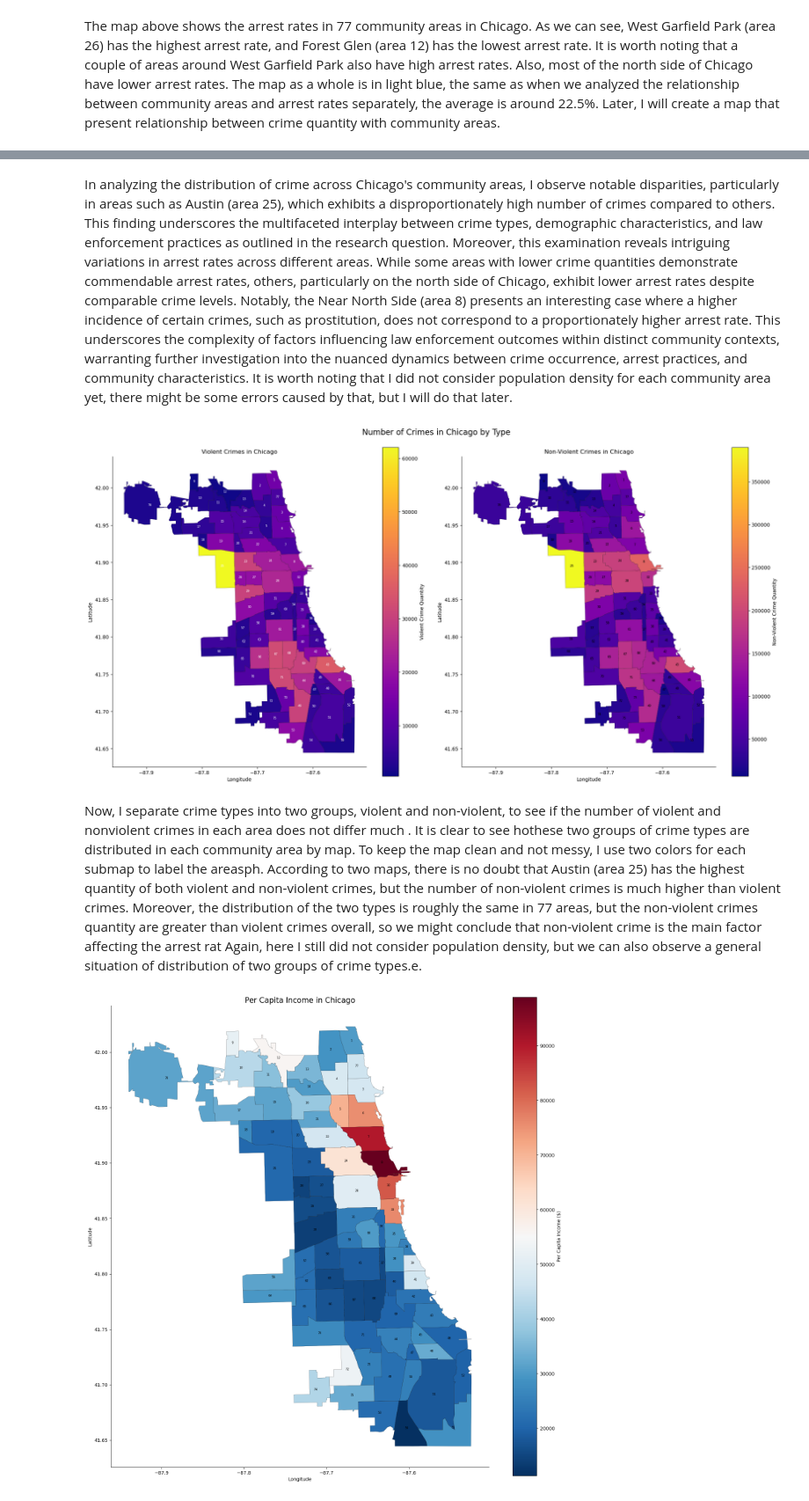
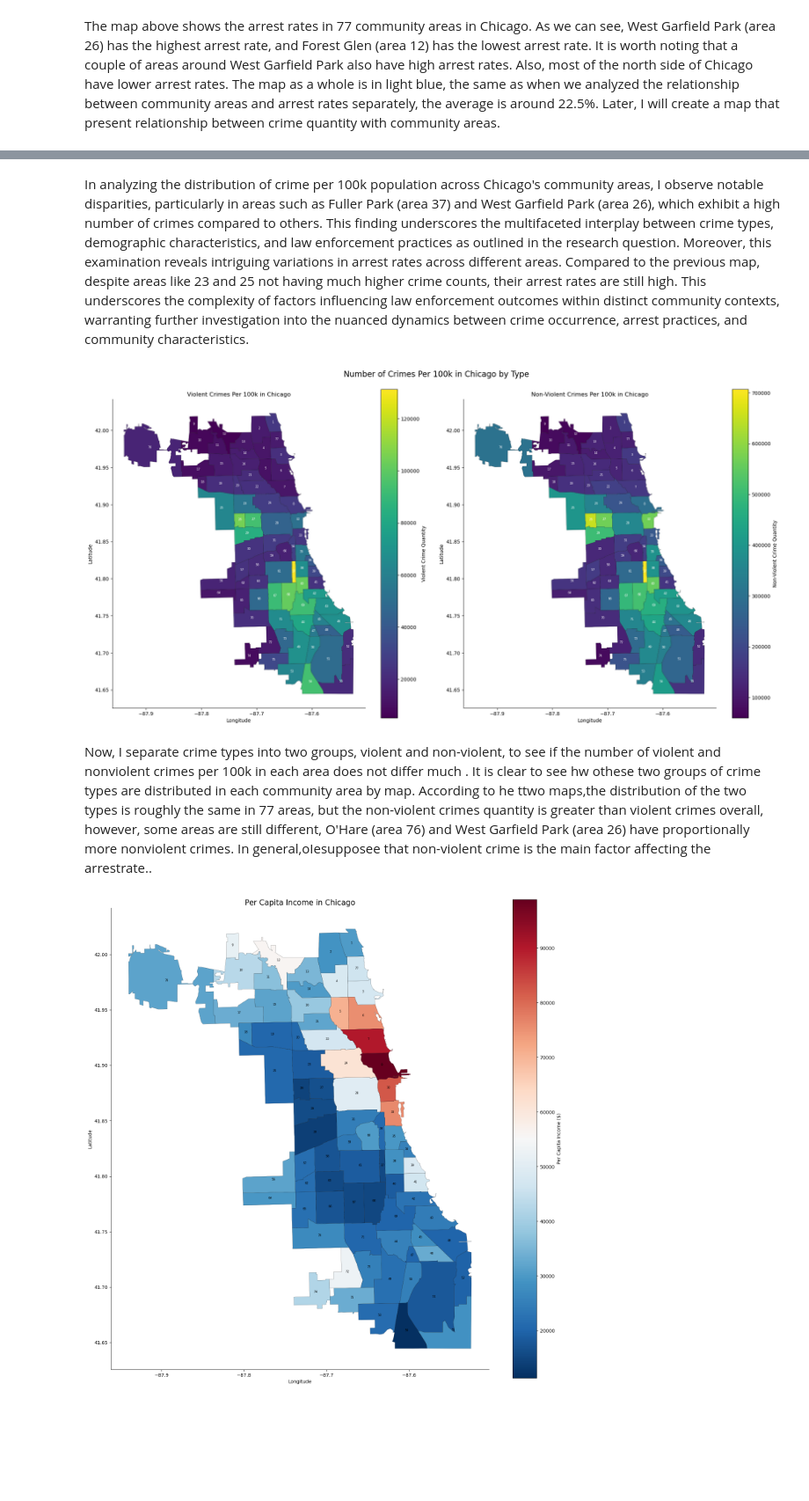
Before and after one commit to XingyuWang06/ECO225Project, a Jupyter notebook: Project3.ipynb, the cells around one changed output, grey strips where cells are left out. Shown at 88% size. Saved outputs shown, nothing was run; the diff lists cells and outputs as text; code cells hidden in the pictures; blank space fills up the shorter version.

Commit message:
Change P2
Change P2 maps. convert them into per 100k

```diff
--- a/Project3.ipynb
+++ b/Project3.ipynb
@@ -499,3 +501,12 @@ merge = pd.merge(chicago_crime_clean, per_capita_income, left_on='Community Area
 merge['Per Capita Income'] = (merge['PCI_2018-2022'] + merge['PCI_2014-2018'] +
                               merge['PCI_2010-2014'] + merge['PCI_2006-2010'])/4
 merge = merge.drop(['GEOID','Date','PCI_2018-2022','PCI_2010-2014','PCI_2014-2018','PCI_2006-2010'],axis=1)
+# %%
+relative_path4 = os.path.join('..', 'Data', 'Chicago_population.csv')
+abs_path4 = os.path.abspath(relative_path4)
+
+# Read the CSV file
+pop_community_area = pd.read_csv(abs_path4)
+# %%
+pop_community_area_clean = pop_community_area[['Community Area', 'population']]
+pop_community_area_clean.isnull().any(axis=0)
@@ -530,4 +545,10 @@ plt.show()
 [figure]
 # %% [markdown]
 The map above shows the arrest rates in 77 community areas in Chicago. As we can see, West Garfield Park (area 26) has the highest arrest rate, and Forest Glen (area 12) has the lowest arrest rate. It is worth noting that a couple of areas around West Garfield Park also have high arrest rates. Also, most of the north side of Chicago have lower arrest rates. The map as a whole is in light blue, the same as when we analyzed the relationship between community areas and arrest rates separately, the average is around 22.5%. Later, I will create a map that present relationship between crime quantity with community areas.
+# %%
+crime_area_counts = chicago_crime_clean['Community Area'].value_counts()
+crime_pop_merged = pd.merge(crime_area_counts, pop_community_area_clean, left_index=True, right_on='Community Area')
+crime_pop_merged['crime_per_100k'] = (crime_pop_merged['count'] / crime_pop_merged['population']) * 100000
+
+merged_df2 = chicago_shape.merge(crime_pop_merged, left_on="area_numbe", right_on='Community Area')
 # %%
@@ -553,5 +572,5 @@ plt.show()
 # %% [markdown]
-In analyzing the distribution of crime across Chicago's community areas, I observe notable disparities, particularly in areas such as Austin (area 25), which exhibits a disproportionately high number of crimes compared to others. This finding underscores the multifaceted interplay between crime types, demographic characteristics, and law enforcement practices as outlined in the research question. Moreover, this examination reveals intriguing variations in arrest rates across different areas. While some areas with lower crime quantities demonstrate commendable arrest rates, others, particularly on the north side of Chicago, exhibit lower arrest rates despite comparable crime levels. Notably, the Near North Side (area 8) presents an interesting case where a higher incidence of certain crimes, such as prostitution, does not correspond to a proportionately higher arrest rate. This underscores the complexity of factors influencing law enforcement outcomes within distinct community contexts, warranting further investigation into the nuanced dynamics between crime occurrence, arrest practices, and community characteristics. It is worth noting that I did not consider population density for each community area yet, there might be some errors caused by that, but I will do that later.
+In analyzing the distribution of crime per 100k population across Chicago's community areas, I observe notable disparities, particularly in areas such as Fuller Park (area 37) and West Garfield Park (area 26), which exhibit a high number of crimes compared to others. This finding underscores the multifaceted interplay between crime types, demographic characteristics, and law enforcement practices as outlined in the research question. Moreover, this examination reveals intriguing variations in arrest rates across different areas. Compared to the previous map, despite areas like 23 and 25 not having much higher crime counts, their arrest rates are still high. This underscores the complexity of factors influencing law enforcement outcomes within distinct community contexts, warranting further investigation into the nuanced dynamics between crime occurrence, arrest practices, and community characteristics.
 # %%
 primary_types = chicago_crime_clean['Primary Type'].unique()
 violent_crimes = ['ASSAULT', 'WEAPONS VIOLATION', 'HOMICIDE', 'SEX OFFENSE', 'ROBBERY',
@@ -563,43 +582,48 @@ non_violent_types = [pt for pt in primary_types if pt not in violent_crimes]
 
 violent_data = chicago_crime_clean[chicago_crime_clean['Primary Type'].isin(violent_types)]
 non_violent_data = chicago_crime_clean[chicago_crime_clean['Primary Type'].isin(non_violent_types)]
+# %%
+violent_data_counts = violent_data['Community Area'].value_counts()
+non_violent_data_counts = non_violent_data['Community Area'].value_counts()
+vio_pop_merged = pd.merge(violent_data_counts, pop_community_area_clean, left_index=True, right_on='Community Area')
+nonvio_pop_merged = pd.merge(non_violent_data_counts, pop_community_area_clean, left_index=True, right_on='Community Area')
+vio_pop_merged['vio_crime_per_100k'] = (vio_pop_merged['count'] / vio_pop_merged['population']) * 100000
+nonvio_pop_merged['nonvio_crime_per_100k'] = (nonvio_pop_merged['count'] / nonvio_pop_merged['population']) * 100000
+
+merged_df3 = chicago_shape.merge(vio_pop_merged, left_on="area_numbe", right_on='Community Area')
+merged_df4 = chicago_shape.merge(nonvio_pop_merged, left_on="area_numbe", right_on='Community Area')
 # %%
-violent_data_counts = violent_data['Community Area'].value_counts()
-non_violent_data_counts = non_violent_data['Community Area'].value_counts()
-merged_df3 = chicago_shape.merge(violent_data_counts, left_on="area_numbe", right_on='Community Area')
-merged_df4 = chicago_shape.merge(non_violent_data_counts, left_on="area_numbe", right_on='Community Area')
-
 fig, axes = plt.subplots(1, 2, figsize=(20, 10))
-merged_df3.plot(ax=axes[0], column='count', cmap='plasma', legend=True, legend_kwds={'label': 'Violent Crime Quantity'},
+merged_df3.plot(ax=axes[0], column='vio_crime_per_100k', legend=True, legend_kwds={'label': 'Violent Crime Quantity'},
                edgecolor='black', linewidth=0.2)
-axes[0].set_title('Violent Crimes in Chicago')
+axes[0].set_title('Violent Crimes Per 100k in Chicago')
 axes[0].set_xlabel('Longitude')
 axes[0].set_ylabel('Latitude')
 axes[0].spines['top'].set_visible(False)
 axes[0].spines['right'].set_visible(False)
 for idx, row in merged_df3.iterrows():
     axes[0].annotate(text=row['area_numbe'], color='white',xy=(row.geometry.centroid.x, row.geometry.centroid.y),
                      horizontalalignment='center', fontsize=6)
 
-merged_df4.plot(ax=axes[1], column='count', cmap='plasma', legend=True, legend_kwds={'label': 'Non-Violent Crime Quantity'},
+merged_df4.plot(ax=axes[1], column='nonvio_crime_per_100k', legend=True, legend_kwds={'label': 'Non-Violent Crime Quantity'},
                edgecolor='black', linewidth=0.2)
-axes[1].set_title('Non-Violent Crimes in Chicago')
+axes[1].set_title('Non-Violent Crimes Per 100k in Chicago')
 axes[1].set_xlabel('Longitude')
 axes[1].set_ylabel('Latitude')
 axes[1].spines['top'].set_visible(False)
 axes[1].spines['right'].set_visible(False)
 for idx, row in merged_df4.iterrows():
-    axes[1].annotate(text=row['area_numbe'], xy=(row.geometry.centroid.x, row.geometry.centroid.y),
+    axes[1].annotate(text=row['area_numbe'], color='white', xy=(row.geometry.centroid.x, row.geometry.centroid.y),
                      horizontalalignment='center', fontsize=6)
 
-plt.suptitle('Number of Crimes in Chicago by Type', fontsize=16, x=0.5, y=1)
+plt.suptitle('Number of Crimes Per 100k in Chicago by Type', fontsize=16, x=0.5, y=1)
 plt.tight_layout()
 plt.show()
 # %% [output]
-[figure, old version]
+[figure, new version]
 # %% [markdown]
-Now, I separate crime types into two groups, violent and non-violent, to see if the number of violent and nonviolent crimes in each area does not differ much
-. It is clear to see hothese two groups of crime types are distributed in each community area by map. To keep the map clean and not messy, I use two colors for each submap to label the areasph. According to two maps, there is no doubt that Austin (area 25) has the highest quantity of both violent and non-violent crimes, but the number of non-violent crimes is much higher than violent crimes. Moreover, the distribution of the two types is roughly the same in 77 areas, but the non-violent crimes quantity are greater than violent crimes overall, so we might conclude that non-violent crime is the main factor affecting the arrest rat Again, here I still did not consider population density, but we can also observe a general situation of distribution of two groups of crime types.e.
+Now, I separate crime types into two groups, violent and non-violent, to see if the number of violent and nonviolent crimes per 100k in each area does not differ much
+. It is clear to see hw othese two groups of crime types are distributed in each community area by map. According to he ttwo maps,the distribution of the two types is roughly the same in 77 areas, but the non-violent crimes quantity is greater than violent crimes overall, however, some areas are still different, O'Hare (area 76) and West Garfield Park (area 26) have proportionally more nonviolent crimes. In general,oIesupposee that non-violent crime is the main factor affecting the arrestrate..
 # %%
 merge_con1 = merge.groupby('Community Area')['Per Capita Income'].mean()
 # %%
```
Also changed, not shown: parts of 5 cells of this notebook.
